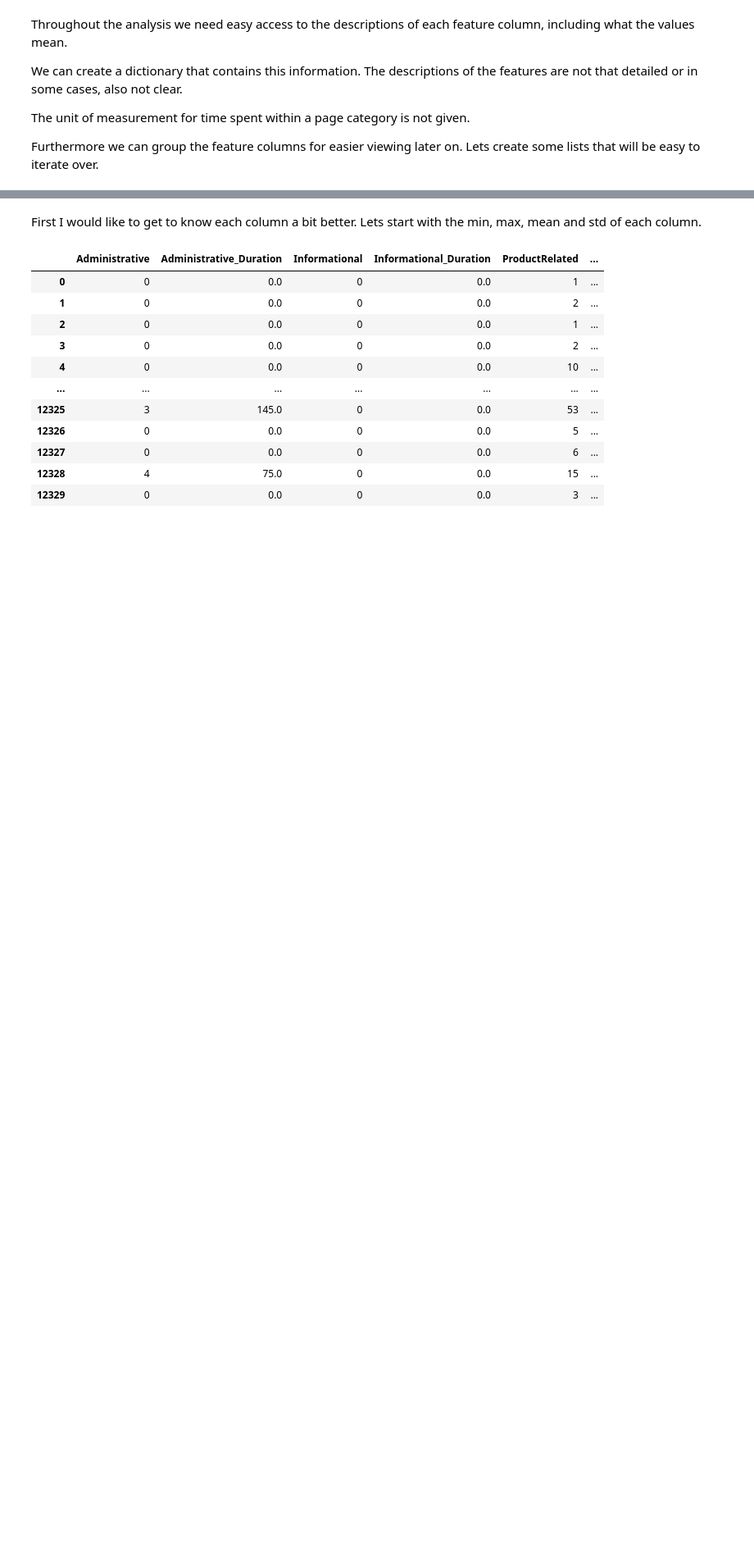
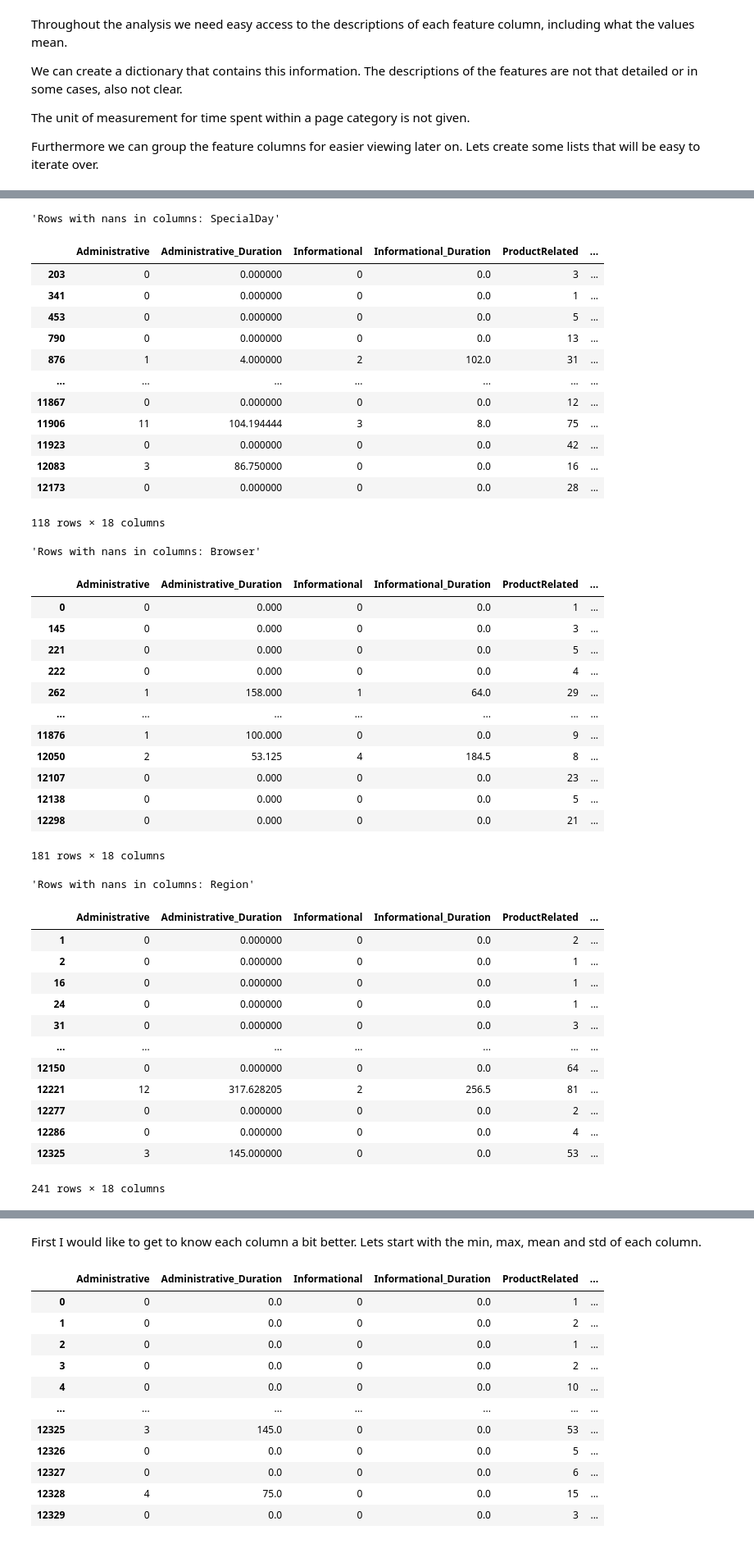
Before and after one commit to sunsunwall/ecommerce_conversion_project_2025, a Jupyter notebook: project_draft.ipynb, the cells around one changed output, grey strips where cells are left out. Shown: that part at 82% size. Cells and saved outputs as stored; diff of their text form; code cells hidden in the pictures; blank space fills up the shorter version.

```diff
--- a/project_draft.ipynb
+++ b/project_draft.ipynb
@@ -46,0 +126,6 @@ import numpy as np
+# %%
+# Use .isna() together with .sum() to find amount of nans in each column
+# convert that into a dict with .to_dict()
+# use the .items() method so we can loop over the key, value pairs and check where the value is non-zero.
+# key value pairs with non-zero values are stored in a columns with nans dict!
+columns_with_nans = {key : value for key, value in session_data_df.isna().sum().to_dict().items() if value != 0}
@@ -103,0 +337,49 @@ memory usage: 1.7+ MB
+# %%
+for key in columns_with_nans:
+
+    nans_df = session_data_df[session_data_df[key].isna()]
+    display(f'Rows with nans in columns: {key}')
+    display(nans_df)
+# %% [output]
+'Rows with nans in columns: SpecialDay'
+|  | Administrative | Administrative_Duration | Informational | Informational_Duration | ProductRelated | ... |
+| 203 | 0 | 0.000000 | 0 | 0.0 | 3 | ... |
+| 341 | 0 | 0.000000 | 0 | 0.0 | 1 | ... |
+| 453 | 0 | 0.000000 | 0 | 0.0 | 5 | ... |
+| 790 | 0 | 0.000000 | 0 | 0.0 | 13 | ... |
+| 876 | 1 | 4.000000 | 2 | 102.0 | 31 | ... |
+| ... | ... | ... | ... | ... | ... | ... |
+| 11867 | 0 | 0.000000 | 0 | 0.0 | 12 | ... |
+| 11906 | 11 | 104.194444 | 3 | 8.0 | 75 | ... |
+| 11923 | 0 | 0.000000 | 0 | 0.0 | 42 | ... |
+| 12083 | 3 | 86.750000 | 0 | 0.0 | 16 | ... |
+| 12173 | 0 | 0.000000 | 0 | 0.0 | 28 | ... |
+118 rows × 18 columns
+'Rows with nans in columns: Browser'
+|  | Administrative | Administrative_Duration | Informational | Informational_Duration | ProductRelated | ... |
+| 0 | 0 | 0.000 | 0 | 0.0 | 1 | ... |
+| 145 | 0 | 0.000 | 0 | 0.0 | 3 | ... |
+| 221 | 0 | 0.000 | 0 | 0.0 | 5 | ... |
+| 222 | 0 | 0.000 | 0 | 0.0 | 4 | ... |
+| 262 | 1 | 158.000 | 1 | 64.0 | 29 | ... |
+| ... | ... | ... | ... | ... | ... | ... |
+| 11876 | 1 | 100.000 | 0 | 0.0 | 9 | ... |
+| 12050 | 2 | 53.125 | 4 | 184.5 | 8 | ... |
+| 12107 | 0 | 0.000 | 0 | 0.0 | 23 | ... |
+| 12138 | 0 | 0.000 | 0 | 0.0 | 5 | ... |
+| 12298 | 0 | 0.000 | 0 | 0.0 | 21 | ... |
+181 rows × 18 columns
+'Rows with nans in columns: Region'
+|  | Administrative | Administrative_Duration | Informational | Informational_Duration | ProductRelated | ... |
+| 1 | 0 | 0.000000 | 0 | 0.0 | 2 | ... |
+| 2 | 0 | 0.000000 | 0 | 0.0 | 1 | ... |
+| 16 | 0 | 0.000000 | 0 | 0.0 | 1 | ... |
+| 24 | 0 | 0.000000 | 0 | 0.0 | 1 | ... |
+| 31 | 0 | 0.000000 | 0 | 0.0 | 3 | ... |
+| ... | ... | ... | ... | ... | ... | ... |
+| 12150 | 0 | 0.000000 | 0 | 0.0 | 64 | ... |
+| 12221 | 12 | 317.628205 | 2 | 256.5 | 81 | ... |
+| 12277 | 0 | 0.000000 | 0 | 0.0 | 2 | ... |
+| 12286 | 0 | 0.000000 | 0 | 0.0 | 4 | ... |
+| 12325 | 3 | 145.000000 | 0 | 0.0 | 53 | ... |
+241 rows × 18 columns
```
Also changed, not shown: parts of 85 cells of this notebook.
